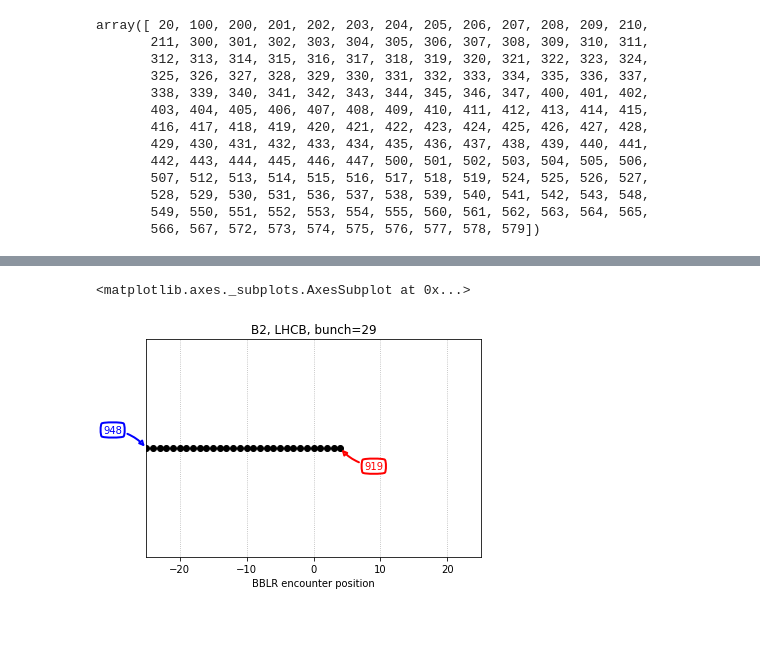
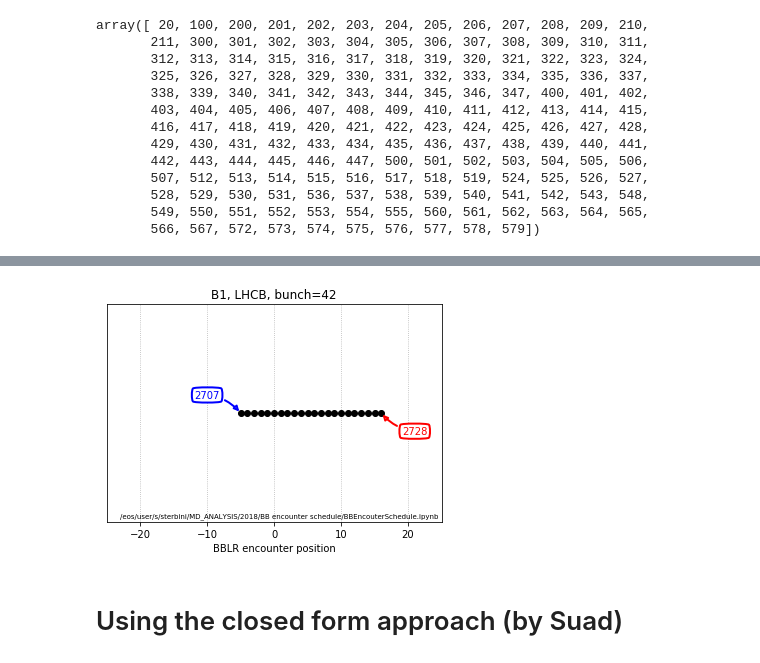
Before and after one commit to sterbini/cl2pd, a Jupyter notebook: templates/BBEncounterSchedule.ipynb, the cells around one changed output, grey strips where cells are left out. Drawn from its saved outputs; the diff is of its cells as text; code cells hidden in the pictures; blank space fills up the shorter version.

```diff
--- a/templates/BBEncounterSchedule.ipynb
+++ b/templates/BBEncounterSchedule.ipynb
@@ -30,7 +30,7 @@ The contribution of **Axel Poyet** was fundamental.
 # Step 1: the beam-beam matrix
 # %%
 # First of all, one needs the so called beam-beam matrix. This matrix does not depend on the MAD-X file or by the filling scheme but only of the bucket distance of the IPs in LHC.
-myMatrix=bbFunctions.computeBBMatrix(numberOfLRToConsider=25)
+myMatrix=bbFunctions.computeBBMatrix(numberOfLRToConsider=16)
 # %%
 fillingSchemeDF=importData.LHCCals2pd(['LHC.BCTFR.A6R4.B%:BUNCH_FILL_PATTERN'],6216, ['FLATTOP'],flag='next') #BB MD 2017
 B1_bunches=np.where(fillingSchemeDF.iloc[0]['LHC.BCTFR.A6R4.B1:BUNCH_FILL_PATTERN'])[0]
@@ -122,5 +131,7 @@ pd.DataFrame(results.atB1.at0042)
 # %%
-plotFunctions.plotBBEncounterSchedule(results,beam='atB2',exp='atLHCB',bunch=29)
+plotFunctions.plotBBEncounterSchedule(results,beam='atB1',exp='atLHCB',bunch=42)
+plotFunctions.setSourcePlot(plt.gca(), mySource, color='k')
 # %% [output]
-<matplotlib.axes._subplots.AxesSubplot at 0x...>
-[figure, old version]
+[figure, new version]
+# %% [markdown]
+# Using the closed form approach (by Suad)
```
Also changed, not shown: parts of 21 cells of this notebook.
